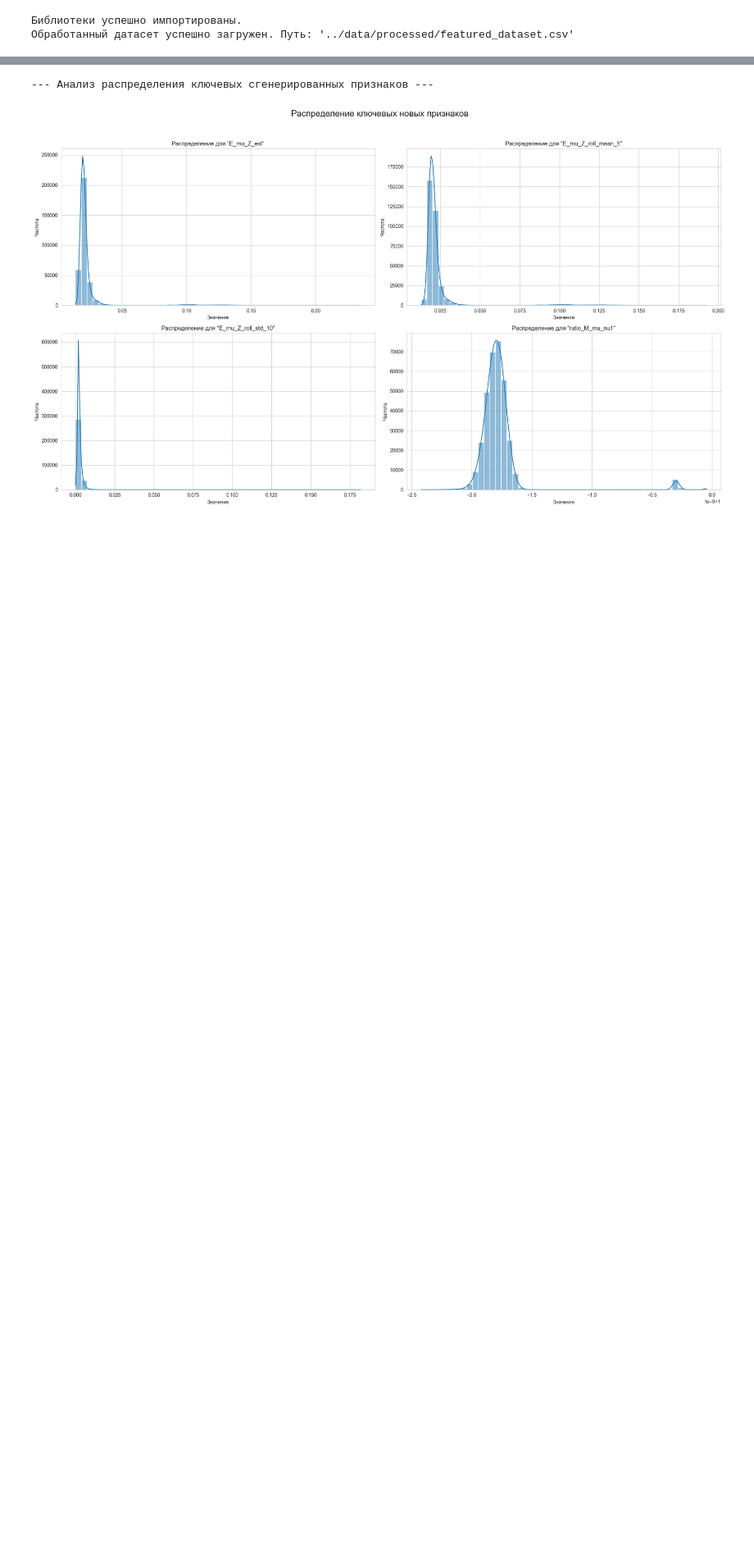
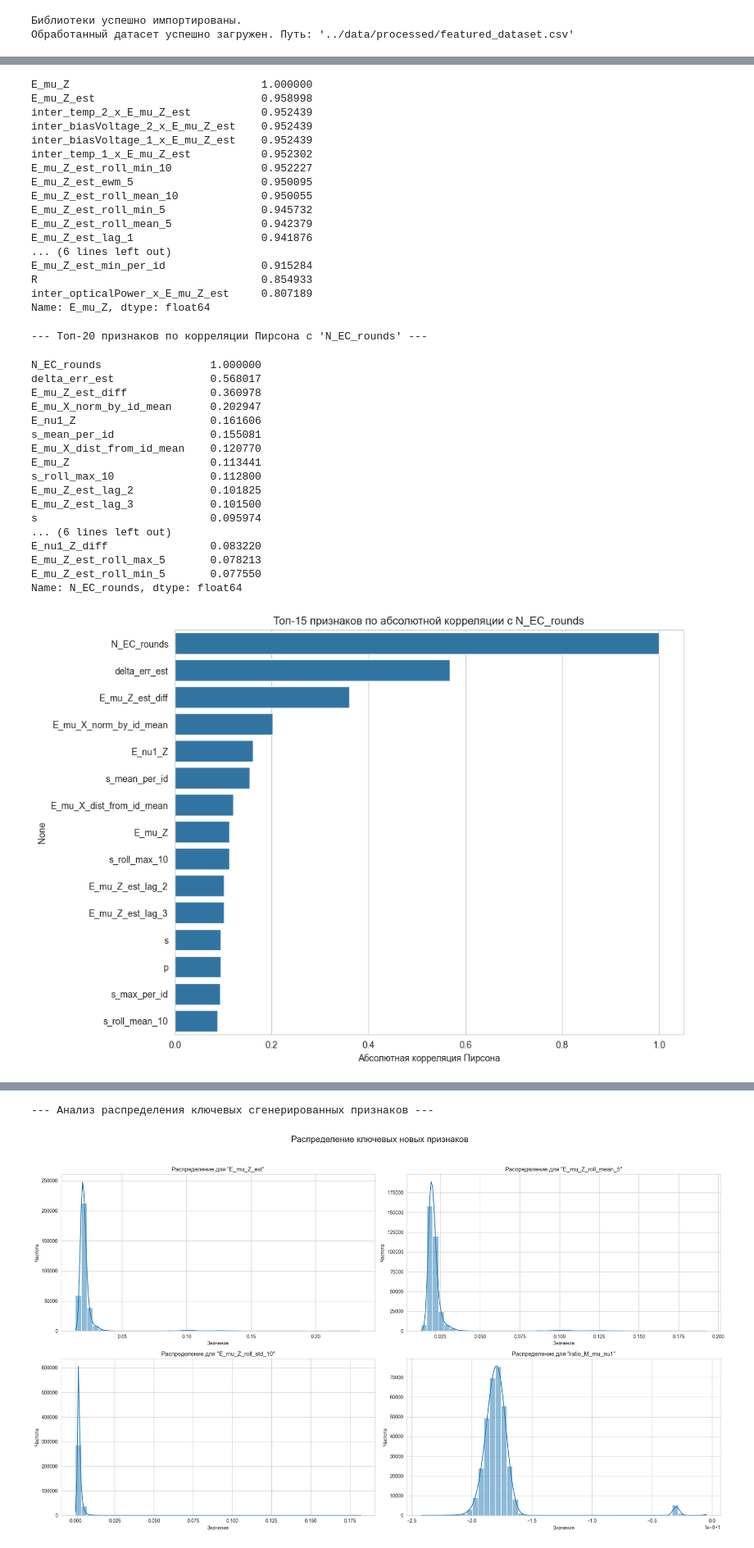
Before and after one commit to jmihan/aidao-hack, a Jupyter notebook: notebooks/eda_processed.ipynb, the cells around one changed output, grey strips where cells are left out. Shown at 82% size. Drawn from its saved outputs; the diff is of its cells as text; code cells hidden in the pictures; blank space fills up the shorter version.

```diff
--- a/notebooks/eda_processed.ipynb
+++ b/notebooks/eda_processed.ipynb
@@ -109,25 +122,27 @@ else:
 # %%
 # ==============================================================================
-# B.1. Расчет корреляции всех признаков с целевой переменной R
+# A.4. Корреляционный анализ с целевыми переменными
 # ==============================================================================
 if df_featured is not None:
-    print("--- Расчет корреляции всех числовых признаков с целевой переменной R ---")
+    # Цель для Модели 1: предсказание истинного QBER
+    target_1 = 'E_mu_Z'
+    # Цель для Модели 2 (Суррогатной): предсказание эффективности
+    target_2 = 'N_EC_rounds'
 
-    # Рассчитываем корреляцию всех признаков с нашей целью 'R'
-    correlations_with_target_R = df_featured.corr(numeric_only=True)['R'].dropna()
+    print(f"--- Топ-20 признаков по корреляции Пирсона с '{target_1}' ---")
+    corr_target_1 = df_featured.corr(numeric_only=True)[target_1].abs().sort_values(ascending=False)
+    display(corr_target_1.head(21)) # 21, чтобы исключить сам таргет
 
-    # Для определения важности нам нужен модуль корреляции
-    correlations_with_target_R_abs = abs(correlations_with_target_R)
+    print(f"\n--- Топ-20 признаков по корреляции Пирсона с '{target_2}' ---")
+    corr_target_2 = df_featured.corr(numeric_only=True)[target_2].abs().sort_values(ascending=False)
+    display(corr_target_2.head(21)) # 21, чтобы исключить сам таргет
 
-    # Сортируем по убыванию модуля, чтобы видеть самые сильные связи
-    sorted_correlations = correlations_with_target_R.loc[correlations_with_target_R_abs.sort_values(ascending=False).index]
+    # Визуализация
+    top_features_target_2 = corr_target_2.head(15).index
 
-    # Исключаем корреляцию 'R' с самой собой (она всегда равна 1)
-    sorted_correlations = sorted_correlations.drop('R')
-
-    print("\nТоп-15 самых важных признаков (по модулю корреляции с R):")
-    display(sorted_correlations.head(15).to_frame())
-
-else:
-    print("Датафрейм не загружен. Пропустите выполнение этой ячейки.")
+    plt.figure(figsize=(10, 8))
+    sns.barplot(x=corr_target_2.head(15).values, y=top_features_target_2)
+    plt.title(f'Топ-15 признаков по абсолютной корреляции с {target_2}')
+    plt.xlabel('Абсолютная корреляция Пирсона')
+    plt.show()
 # %% [output]
@@ -153,2 +150,38 @@ else:
+E_mu_Z                              1.000000
+E_mu_Z_est                          0.958998
+inter_temp_2_x_E_mu_Z_est           0.952439
+inter_biasVoltage_2_x_E_mu_Z_est    0.952439
+inter_biasVoltage_1_x_E_mu_Z_est    0.952439
+inter_temp_1_x_E_mu_Z_est           0.952302
+E_mu_Z_est_roll_min_10              0.952227
+E_mu_Z_est_ewm_5                    0.950095
+E_mu_Z_est_roll_mean_10             0.950055
+E_mu_Z_est_roll_min_5               0.945732
+E_mu_Z_est_roll_mean_5              0.942379
+E_mu_Z_est_lag_1                    0.941876
+... (6 lines left out)
+E_mu_Z_est_min_per_id               0.915284
+R                                   0.854933
+inter_opticalPower_x_E_mu_Z_est     0.807189
+Name: E_mu_Z, dtype: float64
+--- Топ-20 признаков по корреляции Пирсона с 'N_EC_rounds' ---
+N_EC_rounds                 1.000000
+delta_err_est               0.568017
+E_mu_Z_est_diff             0.360978
+E_mu_X_norm_by_id_mean      0.202947
+E_nu1_Z                     0.161606
+s_mean_per_id               0.155081
+E_mu_X_dist_from_id_mean    0.120770
+E_mu_Z                      0.113441
+s_roll_max_10               0.112800
+E_mu_Z_est_lag_2            0.101825
+E_mu_Z_est_lag_3            0.101500
+s                           0.095974
+... (6 lines left out)
+E_nu1_Z_diff                0.083220
+E_mu_Z_est_roll_max_5       0.078213
+E_mu_Z_est_roll_min_5       0.077550
+Name: N_EC_rounds, dtype: float64
+[figure, added]
 # %%
 # ==============================================================================
```
Also changed, not shown: parts of 4 cells of this notebook.
